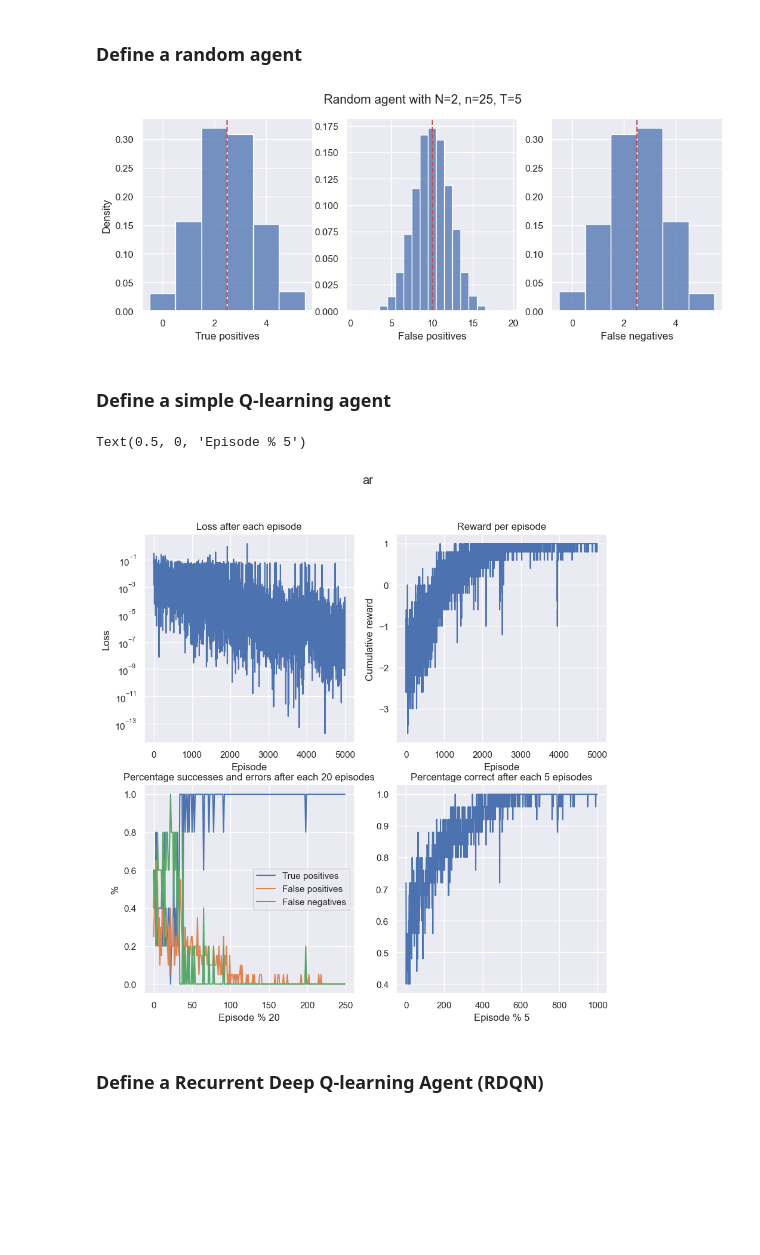
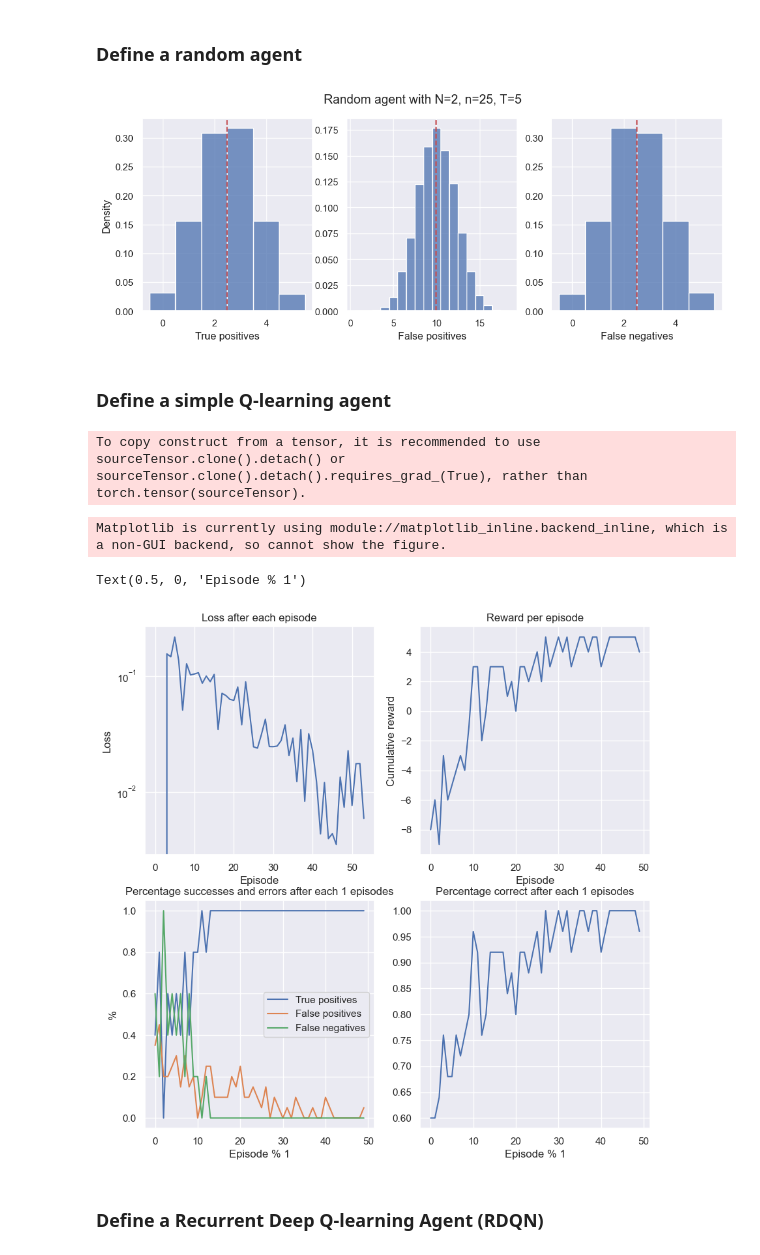
Before and after one commit to bobasaurusrex/NMA-group1, a Jupyter notebook: NMA_Project_Group_1.ipynb, the cells around one changed output. Drawn from its saved outputs; the diff is of its cells as text; code cells hidden in the pictures; blank space fills up the shorter version.

Commit message:
Qlearning MLP with memory, about to add RNN

```diff
--- a/NMA_Project_Group_1.ipynb
+++ b/NMA_Project_Group_1.ipynb
@@ -293,7 +241,17 @@ class RandomAgent(nn.Module):
 N = 2
 n = 25
 T = 5
-env = NBack(N=2, num_trials=n, num_targets=T)
+
+env = gym.make(
+    'NBack-v0',
+    N = 2,
+    num_trials=25,
+    num_targets=5,
+    rewards=(1, 0, 0, 0),
+    num_obs=5,
+    seed=42
+    )
+
 agent = RandomAgent(env=env)
 results = agent.test(10000)
 
@@ -317,7 +275,7 @@ plt.xlabel('False negatives')
 plt.ylabel('')
 plt.show()
 # %% [output]
-[figure, old version]
+[figure, new version]
 # %% [markdown]
 ### Define a simple Q-learning agent
 # %%
@@ -447,12 +311,0 @@ class QLearningAgent():
-# %%
-# Test Q-learning agent
-
-num_obs = 5
-num_targets = 5
-rewards = (1/5, 0, -1/5, -1/5) #(TP, TN, FP, FN)
-
-env = NBack(num_obs=num_obs, num_targets=num_targets, rewards=rewards)
-# env = gym.make("CartPole-v1")
-
-agent = QLearningAgent(env, lr = 0.001)
-loss, rewards, tps, fps, fns, correct, eps = agent.train(5000)
@@ -459,43 +430,68 @@ loss, rewards, tps, fps, fns, correct, eps = agent.train(5000)
+# %%
+
+import gymnasium as gym
+from gymnasium import register
+
+env = gym.make(
+    'NBack-v0',
+    N = 2,
+    num_trials=25,
+    num_targets=5,
+    rewards=(1, 0, -1, -1),
+    num_obs=5,
+    seed=42
+    )
+
+# Create an instance of the DQN model
+input_size = env.observation_space.shape[0]
+output_size = env.action_space.n
+model = DQN(input_size, output_size, hidden_sizes = [64])
+
+observation, info = env.reset()
+
+loss, rewards, tps, fps, fns, correct = exec_training(model=model, env=env, gamma=0, num_episodes = 50)
+# %% [output]
+To copy construct from a tensor, it is recommended to use sourceTensor.clone().detach() or sourceTensor.clone().detach().requires_grad_(True), rather than torch.tensor(sourceTensor).
 # %%
 fig = plt.figure(figsize=(10, 10))
-fig.suptitle("ar")
 
 # Loss
 plt.subplot(2, 2, 1)
 plt.plot(loss[::25], '-')
 plt.title("Loss after each episode")
 plt.yscale("log")
 plt.ylabel("Loss")
 plt.xlabel("Episode")
 
 # Reward
 plt.subplot(2, 2, 2)
 plt.plot(rewards, '-')
 plt.title("Reward per episode")
 plt.ylabel("Cumulative reward")
 plt.xlabel("Episode")
 
 # TPs, FPs, FNs
-step = 20
+step = 1
 plt.subplot(2, 2, 3)
 plt.plot(tps[::step])
 plt.plot(fps[::step])
 plt.plot(fns[::step])
 plt.title(f"Percentage successes and errors after each {step} episodes")
 plt.legend(["True positives", "False positives", "False negatives"])
 plt.ylabel("%")
 plt.xlabel(f"Episode % {step}")
 fig.show()
 
 # Percentage correct
-step = 5
+step = 1
 plt.subplot(2, 2, 4)
 plt.plot(correct[::step])
 plt.title(f"Percentage correct after each {step} episodes")
 plt.xlabel(f"Episode % {step}")
 # %% [output]
-Text(0.5, 0, 'Episode % 5')
+Matplotlib is currently using module://matplotlib_inline.backend_inline, which is a non-GUI backend, so cannot show the figure.
+Text(0.5, 0, 'Episode % 1')
-[figure, old version]
+[figure, new version]
 # %% [markdown]
 ### Define a Recurrent Deep Q-learning Agent (RDQN)
 # %% [markdown]
```
Also changed, not shown: parts of 8 cells of this notebook, 2 other files.
